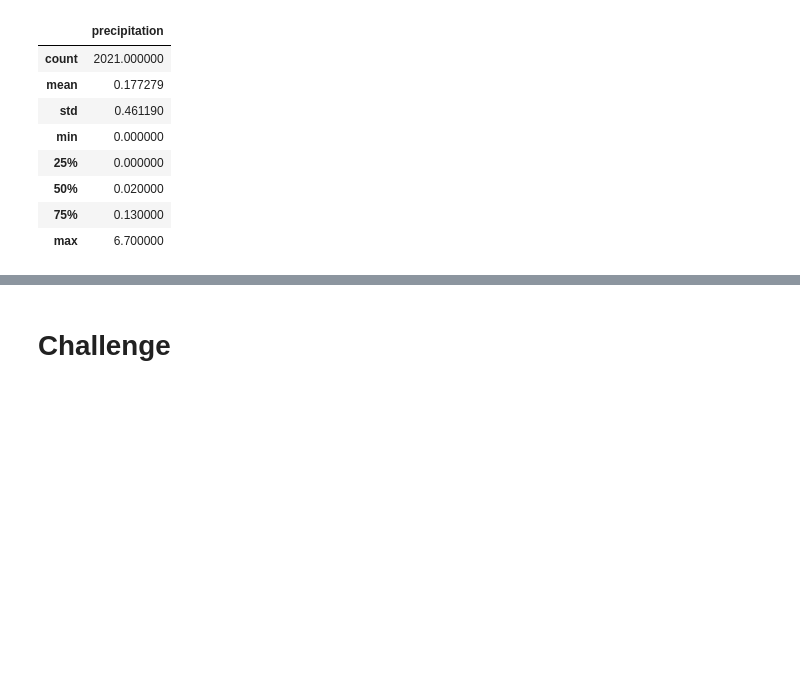
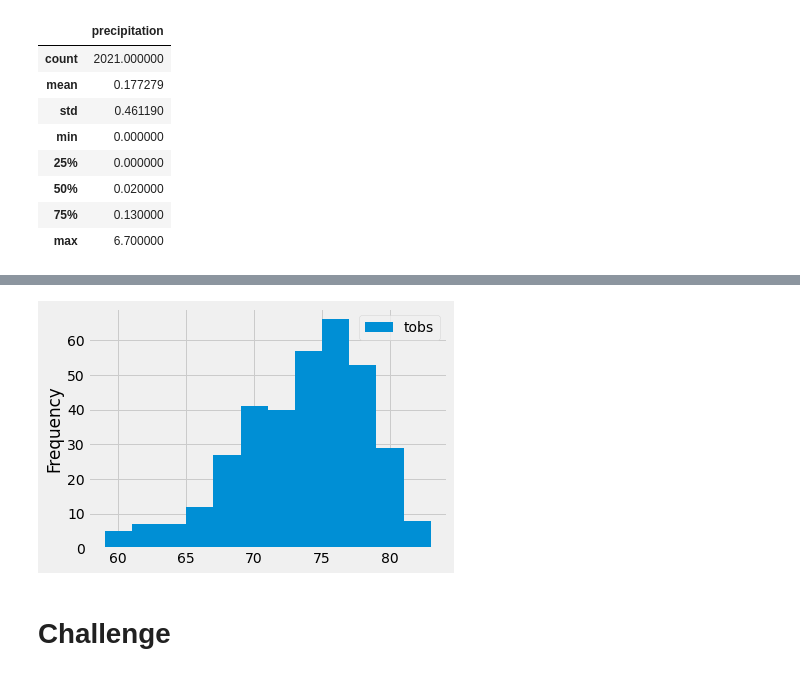
Before and after one commit to jquindiagan/surfs_up, a Jupyter notebook: climate_analysis.ipynb, the cells around one changed output, grey strips where cells are left out. Drawn from its saved outputs; the diff is of its cells as text; code cells hidden in the pictures; blank space fills up the shorter version.

Commit message:
histogram

```diff
--- a/climate_analysis.ipynb
+++ b/climate_analysis.ipynb
@@ -155,3 +184,7 @@ df.describe()
 # %%
-# Choose the station with the highest number of temperature observations.
 # Query the last 12 months of temperature observation data for this station and plot the results as a histogram
+## get results
+results = session.query(Measurement.tobs).\
+filter(Measurement.station == 'USC00519281').\
+filter(Measurement.date >= prev_year).all()
+print(results)
@@ -157,0 +193,4 @@ df.describe()
+# %%
+## make into dataframe for easier reading
+df = pd.DataFrame(results, columns=['tobs'])
+print(df)
@@ -158,3 +212,9 @@ df.describe()
+# %%
+## make histogram. When creating a histogram, you'll need to figure how many bins you need. It's recommended that you stay within a range of 5 to 20 bins. You may need to play around with the data a bit to find a good fit somewhere between 5 and 20. A "good fit" is one that represents the data well and highlights areas where there is a lot of data and areas where there is not a lot of data.
+df.plot.hist(bins=12)
+plt.tight_layout()
+# %% [output]
+[figure, added]
 # %%
 # Write a function called `calc_temps` that will accept start date and end date in the format '%Y-%m-%d'
 # and return the minimum, average, and maximum temperatures for that range of dates
```
Also changed, not shown: parts of 6 cells of this notebook.
